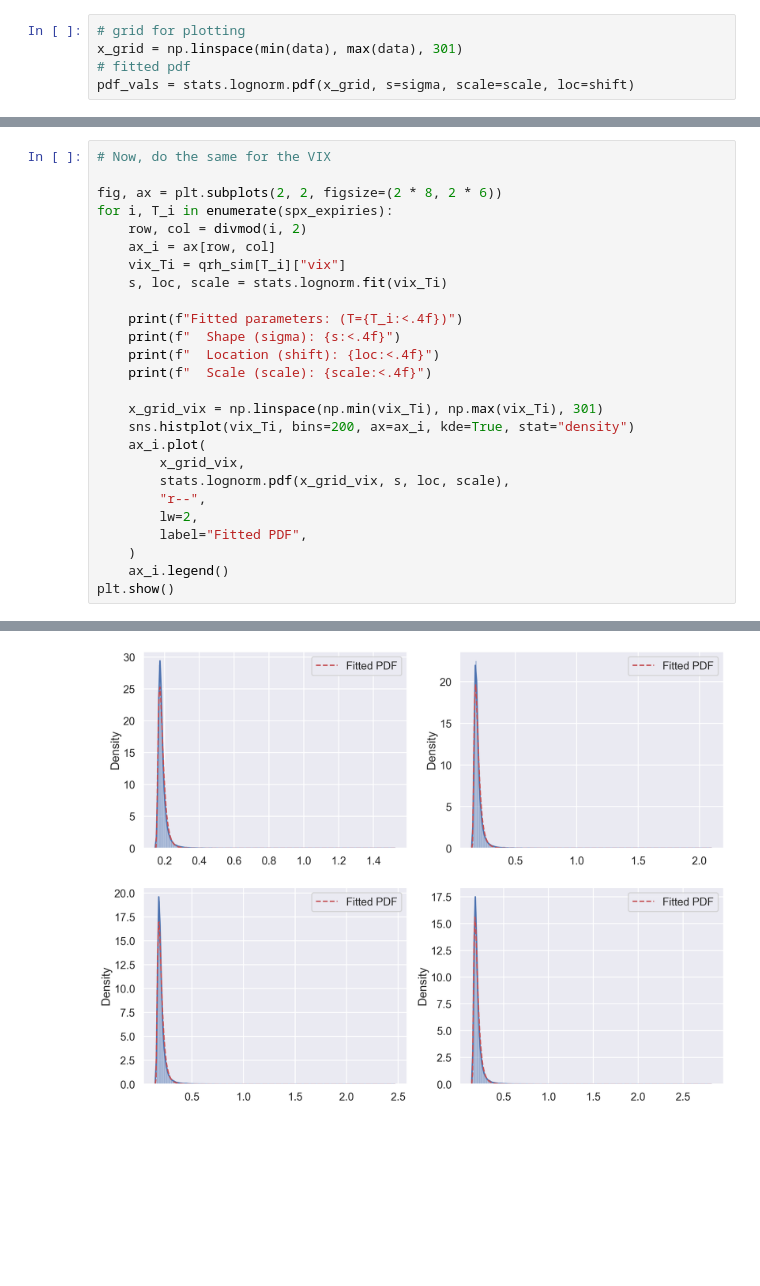
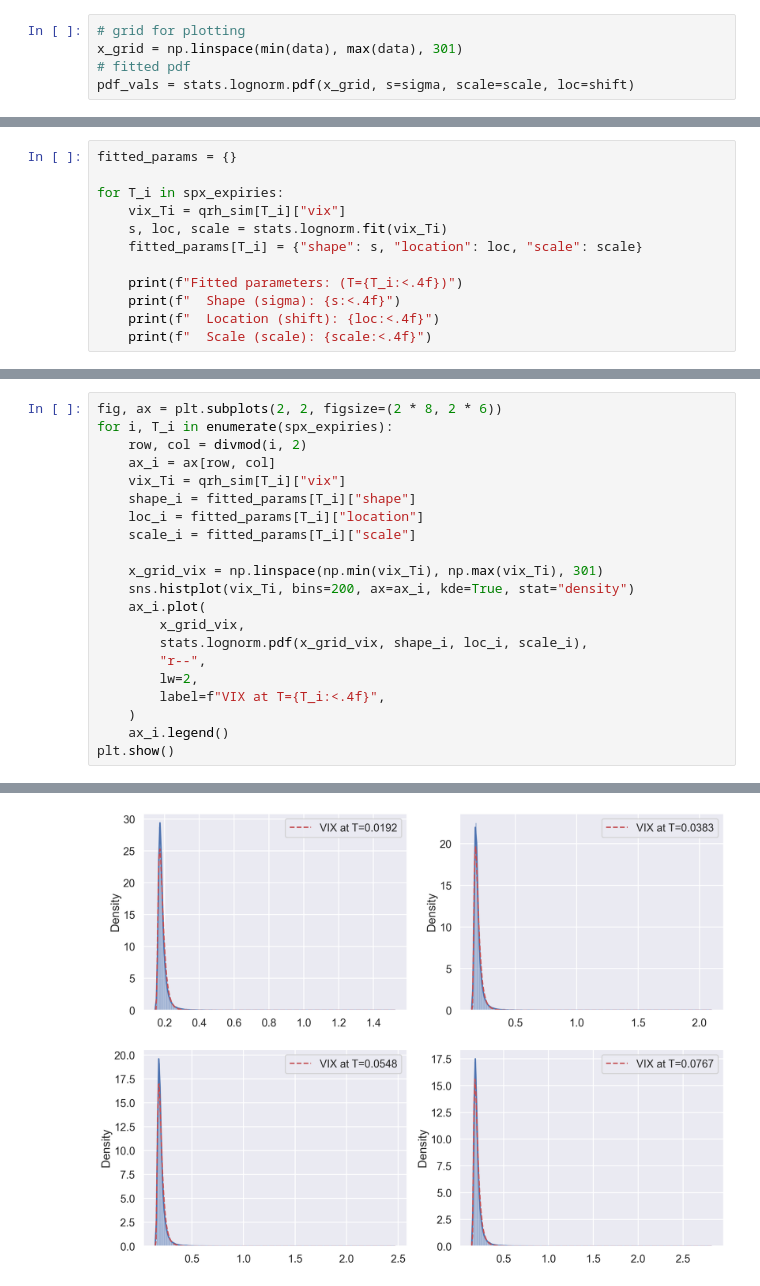
Before and after one commit to jgatheral/QuadraticRoughHeston, a Jupyter notebook: vix_approx.ipynb, the cells around one changed output, grey strips where cells are left out. Drawn from its saved outputs; the diff is of its cells as text; blank space fills up the shorter version.

```diff
--- a/vix_approx.ipynb
+++ b/vix_approx.ipynb
@@ -95,0 +138,12 @@ plt.show()
+# %%
+fitted_params = {}
+
+for T_i in spx_expiries:
+    vix_Ti = qrh_sim[T_i]["vix"]
+    s, loc, scale = stats.lognorm.fit(vix_Ti)
+    fitted_params[T_i] = {"shape": s, "location": loc, "scale": scale}
+
+    print(f"Fitted parameters: (T={T_i:<.4f})")
+    print(f"  Shape (sigma): {s:<.4f}")
+    print(f"  Location (shift): {loc:<.4f}")
+    print(f"  Scale (scale): {scale:<.4f}")
@@ -96,26 +167,21 @@ plt.show()
 # %%
-# Now, do the same for the VIX
-
 fig, ax = plt.subplots(2, 2, figsize=(2 * 8, 2 * 6))
 for i, T_i in enumerate(spx_expiries):
     row, col = divmod(i, 2)
     ax_i = ax[row, col]
     vix_Ti = qrh_sim[T_i]["vix"]
-    s, loc, scale = stats.lognorm.fit(vix_Ti)
-
-    print(f"Fitted parameters: (T={T_i:<.4f})")
-    print(f"  Shape (sigma): {s:<.4f}")
-    print(f"  Location (shift): {loc:<.4f}")
-    print(f"  Scale (scale): {scale:<.4f}")
+    shape_i = fitted_params[T_i]["shape"]
+    loc_i = fitted_params[T_i]["location"]
+    scale_i = fitted_params[T_i]["scale"]
 
     x_grid_vix = np.linspace(np.min(vix_Ti), np.max(vix_Ti), 301)
     sns.histplot(vix_Ti, bins=200, ax=ax_i, kde=True, stat="density")
     ax_i.plot(
         x_grid_vix,
-        stats.lognorm.pdf(x_grid_vix, s, loc, scale),
+        stats.lognorm.pdf(x_grid_vix, shape_i, loc_i, scale_i),
         "r--",
         lw=2,
-        label="Fitted PDF",
+        label=f"VIX at T={T_i:<.4f}",
     )
     ax_i.legend()
 plt.show()
@@ -139,4 +189,4 @@ Fitted parameters: (T=0.0767)
-[figure, old version]
+[figure, new version]
 # %%
 # Q-Q plot
 
```
Also changed, not shown: parts of 12 cells of this notebook.
